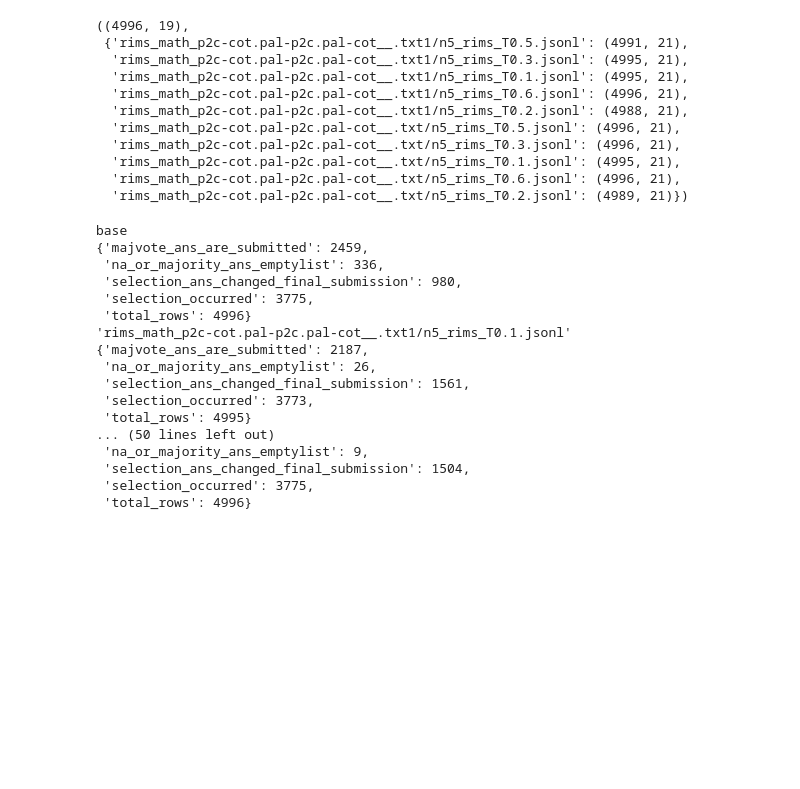
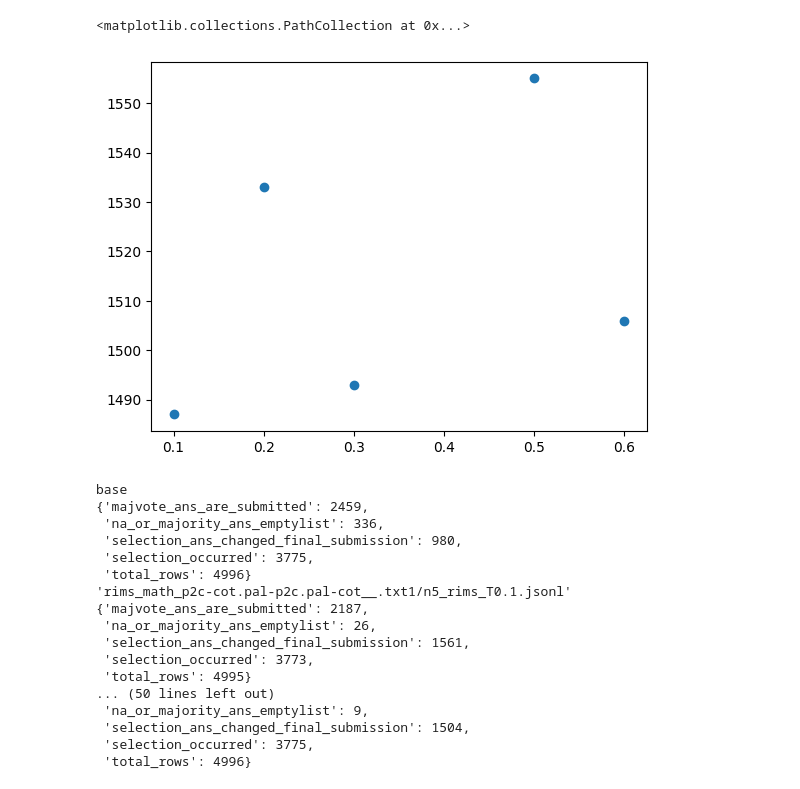
Before and after one commit to fgenie/rims_minimal, a Jupyter notebook: src/math_hacking.ipynb, the cells around one changed output. Cells and saved outputs as stored; diff of their text form; code cells hidden in the pictures; blank space fills up the shorter version.

```diff
--- a/src/math_hacking.ipynb
+++ b/src/math_hacking.ipynb
@@ -2,25 +2,28 @@
 import pandas as pd
 from pathlib import Path
 
-N5_BASE = "outputs/0_final_results/MATH-full_dt.math/chatgpt1106/model_selection_prompts/n5_baseline.jsonl"
-N5_RIMS_PATHS = list(Path("outputs/0_final_results").glob("MATH-full_dt.math/chatgpt1106/*/n5_rims_*.jsonl"))
+N5_BASE = "outputs/0_final_results/MATH-full_dt.math/chatgpt1106/model_selection_prompts/modif_n5_baseline_0.5_0.8.jsonl"
+N5_RIMS_PATHS = list(Path("outputs/0_final_results").glob("MATH-full_dt.math/chatgpt1106/*/modif_n5_rims_*.jsonl"))
 
 df_base = pd.read_json(N5_BASE, lines=True)
 rims_df_d = {"/".join(path.parts[-2:]): pd.read_json(path, lines=True) for path in N5_RIMS_PATHS}
 
 df_base.shape, {k: v.shape for k, v in rims_df_d.items()}
-# %% [output]
-((4996, 19),
- {'rims_math_p2c-cot.pal-p2c.pal-cot__.txt1/n5_rims_T0.5.jsonl': (4991, 21),
-  'rims_math_p2c-cot.pal-p2c.pal-cot__.txt1/n5_rims_T0.3.jsonl': (4995, 21),
-  'rims_math_p2c-cot.pal-p2c.pal-cot__.txt1/n5_rims_T0.1.jsonl': (4995, 21),
-  'rims_math_p2c-cot.pal-p2c.pal-cot__.txt1/n5_rims_T0.6.jsonl': (4996, 21),
-  'rims_math_p2c-cot.pal-p2c.pal-cot__.txt1/n5_rims_T0.2.jsonl': (4988, 21),
-  'rims_math_p2c-cot.pal-p2c.pal-cot__.txt/n5_rims_T0.5.jsonl': (4996, 21),
-  'rims_math_p2c-cot.pal-p2c.pal-cot__.txt/n5_rims_T0.3.jsonl': (4996, 21),
-  'rims_math_p2c-cot.pal-p2c.pal-cot__.txt/n5_rims_T0.1.jsonl': (4995, 21),
-  'rims_math_p2c-cot.pal-p2c.pal-cot__.txt/n5_rims_T0.6.jsonl': (4996, 21),
-  'rims_math_p2c-cot.pal-p2c.pal-cot__.txt/n5_rims_T0.2.jsonl': (4989, 21)})
+# %%
+# SC5 math results
+t = ["base0.5_0.8", .1, .2, .3, .5, .6]
+acc = [2582, 2506, 2552, 2512, 2574, 2525]
+succ = [1563, 1487, 1533, 1493, 1555, 1506]
+# fails = [0, 2, 8, 1, 5, 10]
+
+
+# plot scatter plot
+import matplotlib.pyplot as plt
+# plt.scatter(t[1:], acc[1:])
+plt.scatter(t[1:], succ[1:])
+# %% [output]
+<matplotlib.collections.PathCollection at 0x...>
+[figure, added]
 # %%
 def check(majority_ans, majvote_ans):
     # did majority_ans came from majvote_ans?
```
Also changed, not shown: parts of 17 cells of this notebook.
